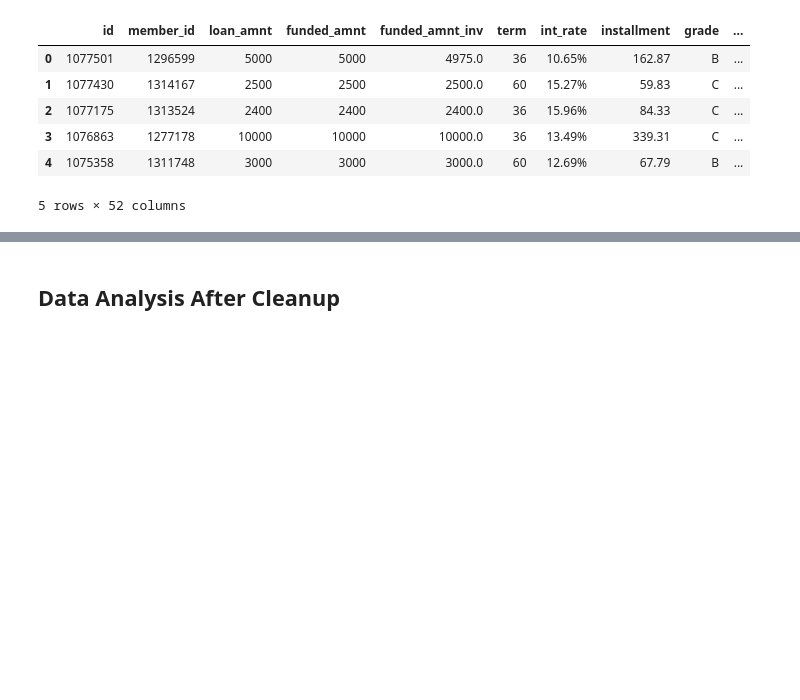
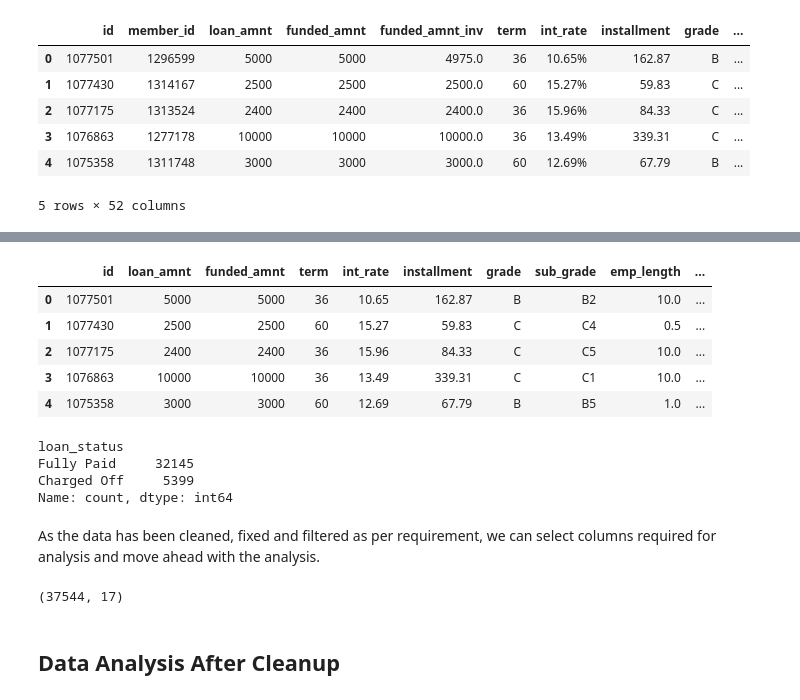
Before and after one commit to shashankgd/LendingClubCaseStudy, a Jupyter notebook: Group_Facilitator_Shashank.ipynb, the cells around one changed output, grey strips where cells are left out. Cells and saved outputs as stored; diff of their text form; code cells hidden in the pictures; blank space fills up the shorter version.

Commit message:
Add some EDA and analysis

```diff
--- a/Group_Facilitator_Shashank.ipynb
+++ b/Group_Facilitator_Shashank.ipynb
@@ -133,0 +330,5 @@ Index(['grade', 'sub_grade', 'emp_title', 'home_ownership',
+# %%
+# Removing null values in emp_title and emp_length columns
+loan_data = loan_data.dropna(subset=['emp_length'])
+# Shape of the dataframe after removing columns
+print(loan_data.shape)
@@ -133,0 +397,48 @@ Index(['grade', 'sub_grade', 'emp_title', 'home_ownership',
+# %%
+# Correcting data type and format for columns in the dataframe
+## Derving more columns with the conversion of data type
+loan_data.term = loan_data.term.apply(lambda x: int(str(x).replace(' months', '')) if isinstance(x, str) else x).astype(int)
+loan_data.grade=loan_data.grade.astype('category')
+loan_data.sub_grade=loan_data.sub_grade.astype('category')
+loan_data.emp_length=loan_data.emp_length.apply(lambda x: x.replace('years','').replace('+','').replace('< 1','0.5').replace('year','')).astype(float)
+loan_data.home_ownership=loan_data.home_ownership.astype('category')
+loan_data.verification_status=loan_data.verification_status.astype('category')
+loan_data.issue_d=pd.to_datetime(loan_data.issue_d,format='%b-%y')
+loan_data['issue_year']=pd.to_datetime(loan_data.issue_d,format='%b-%y').dt.year
+loan_data['issue_month']=pd.to_datetime(loan_data.issue_d,format='%b-%y').dt.month
+loan_data.purpose=loan_data.purpose.astype('category')
+loan_data.addr_state=loan_data.addr_state.astype('category')
+# %%
+# Setting decimal point limit for all data
+for x in loan_data.columns:
+    if(loan_data[x].dtype=='float64'):
+      loan_data[x]=loan_data[x].round(2)
+
+loan_data.head()
+# %% [output]
+|  | id | loan_amnt | funded_amnt | term | int_rate | installment | grade | sub_grade | emp_length | ... |
+| 0 | 1077501 | 5000 | 5000 | 36 | 10.65 | 162.87 | B | B2 | 10.0 | ... |
+| 1 | 1077430 | 2500 | 2500 | 60 | 15.27 | 59.83 | C | C4 | 0.5 | ... |
+| 2 | 1077175 | 2400 | 2400 | 36 | 15.96 | 84.33 | C | C5 | 10.0 | ... |
+| 3 | 1076863 | 10000 | 10000 | 36 | 13.49 | 339.31 | C | C1 | 10.0 | ... |
+| 4 | 1075358 | 3000 | 3000 | 60 | 12.69 | 67.79 | B | B5 | 1.0 | ... |
+# %%
+# Consider only rows where loan_status != Current as ongoing loans can't be used to determine credit worthiness
+
+loan_data = loan_data[loan_data['loan_status'] != 'Current']
+loan_data['loan_status'].value_counts()
+# %% [output]
+loan_status
+Fully Paid     32145
+Charged Off     5399
+Name: count, dtype: int64
+# %% [markdown]
+As the data has been cleaned, fixed and filtered as per requirement, we can select columns required for analysis and move ahead with the analysis.
+# %%
+# selecting columns based on domain knowledge
+## Id, Loan Amount, Term of loan, Interest Rate, Grade, Sub Grade, Emp Length, Home Ownership, Verification Status, Annual Income, Loan Status,Purpose of Loan, State provided by burrower, DTI ratio, Number of public record bankruptcies and derived columns of Issue month and year
+loan_data = loan_data[['id','loan_amnt','term','int_rate','grade','sub_grade','emp_length','home_ownership','verification_status','annual_inc','loan_status','purpose','addr_state','dti','pub_rec_bankruptcies','issue_year','issue_month']]
+# Shape of the dataframe after removing columns
+loan_data.shape
+# %% [output]
+(37544, 17)
```
Also changed, not shown: parts of 105 cells of this notebook, 4 other files.
